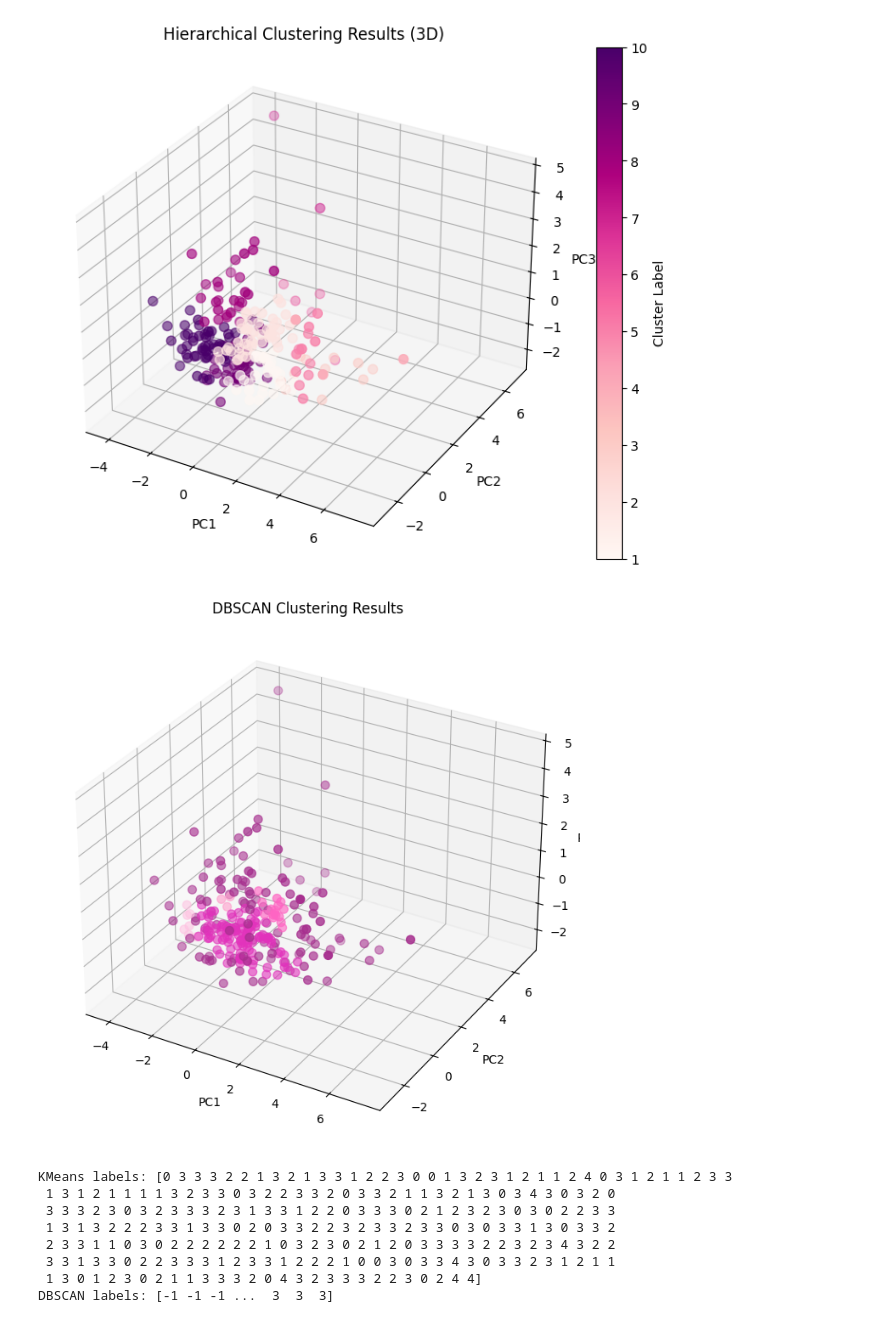
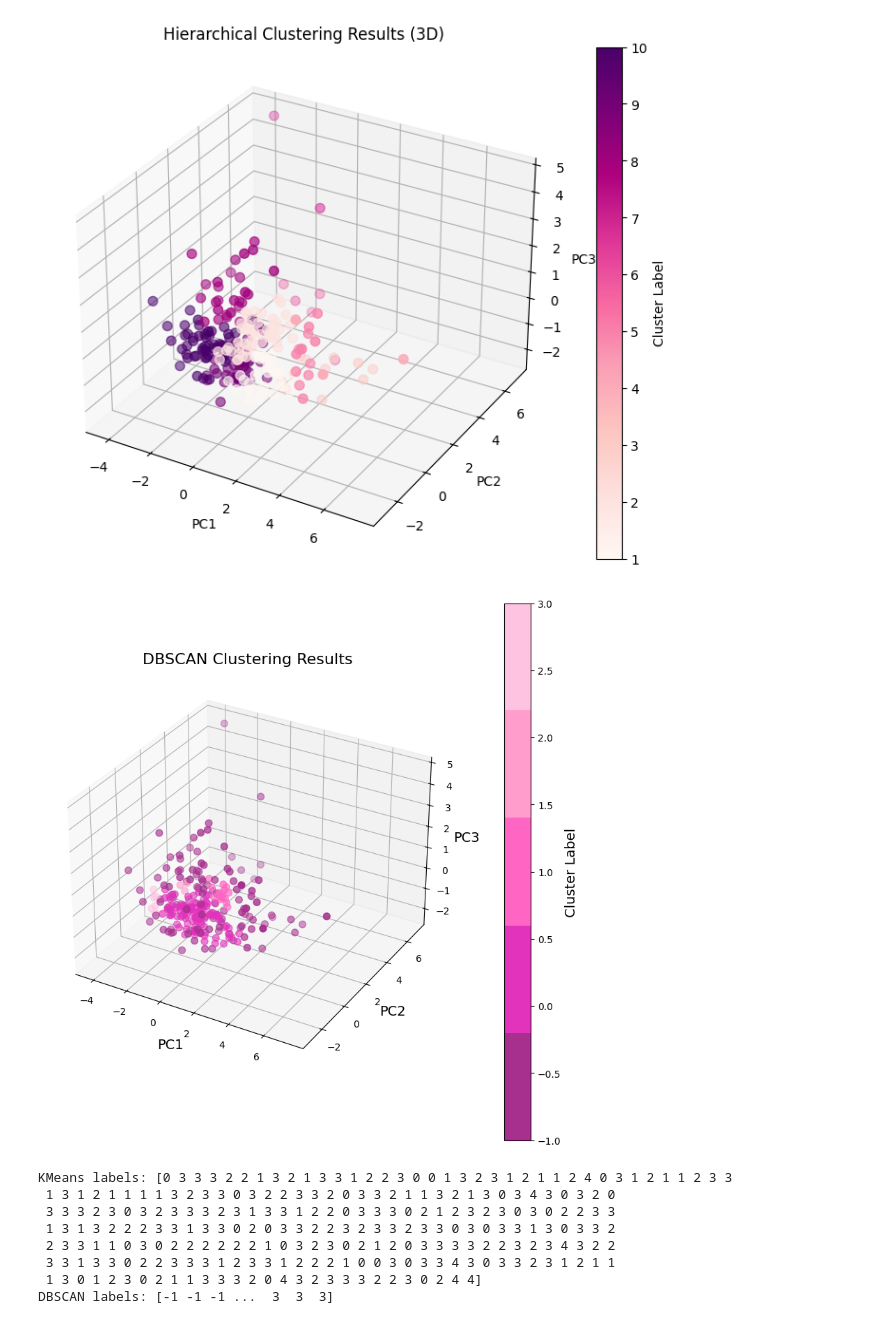
Before and after one commit to KenzieHensel/Project, a Jupyter notebook: Module_2/Clustering.ipynb, the cells around one changed output. Drawn from its saved outputs; the diff is of its cells as text; code cells hidden in the pictures.

```diff
--- a/Module_2/Clustering.ipynb
+++ b/Module_2/Clustering.ipynb
@@ -230,24 +230,29 @@ plt.show()
 # %%
 from sklearn.cluster import DBSCAN
 
-#DBSCAN Clustering
+# DBSCAN Clustering
 dbscan = DBSCAN(eps=0.5, min_samples=5)
 dbscan_labels = dbscan.fit_predict(pca_result_sample)
 
-#Plotting DBSCAN results in 3D
-plt.figure(figsize=(10, 8))
+# Plotting DBSCAN results in 3D
+plt.figure(figsize=(10, 10))
 ax = plt.axes(projection='3d')
-ax.scatter(pca_df_sample['PC1'], pca_df_sample['PC2'], pca_df_sample['PC3'],
-           c=dbscan_labels, cmap=custom_cmap, s=50)
-ax.set_title('DBSCAN Clustering Results')
-ax.set_xlabel('PC1')
-ax.set_ylabel('PC2')
-ax.set_zlabel('PC3')
+scatter = ax.scatter(pca_df_sample['PC1'], pca_df_sample['PC2'], pca_df_sample['PC3'],
+                     c=dbscan_labels, cmap=custom_cmap, s=50)
+ax.set_title('DBSCAN Clustering Results', fontsize=16)
+ax.set_xlabel('PC1', fontsize=14)
+ax.set_ylabel('PC2', fontsize=14)
+ax.set_zlabel('PC3', fontsize=14)
 plt.grid(True)
+
+# Adding a colorbar to indicate cluster labels
+cbar = plt.colorbar(scatter, ax=ax, pad=0.1)
+cbar.set_label('Cluster Label', fontsize=14)
+
 plt.savefig('dbscan_clusters_3d_scatter.png')
 plt.show()
 # %% [output]
-[figure, old version]
+[figure, new version]
 # %%
 #Comparing DBSCAN with other methods
 print("KMeans labels:", kmeans.labels_)
```
Also changed, not shown: 1 other file.
